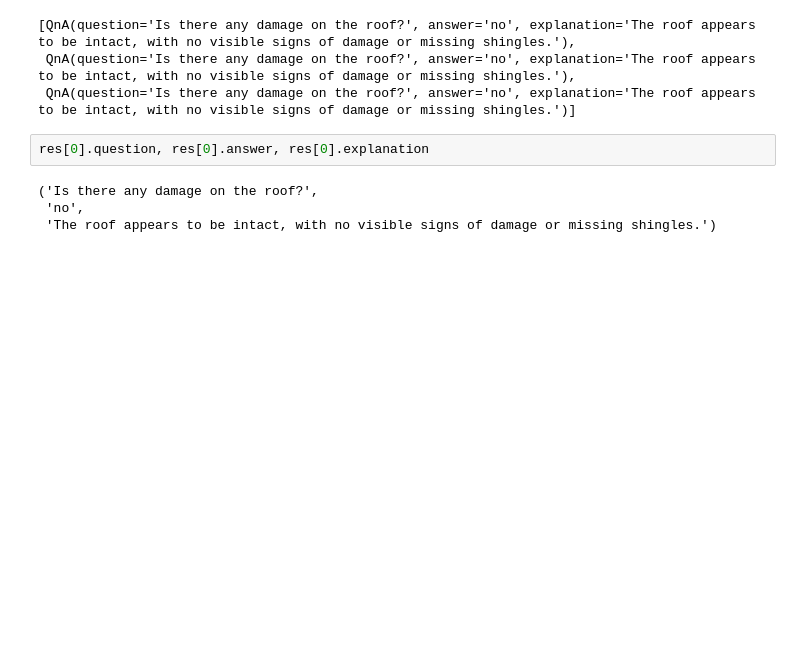
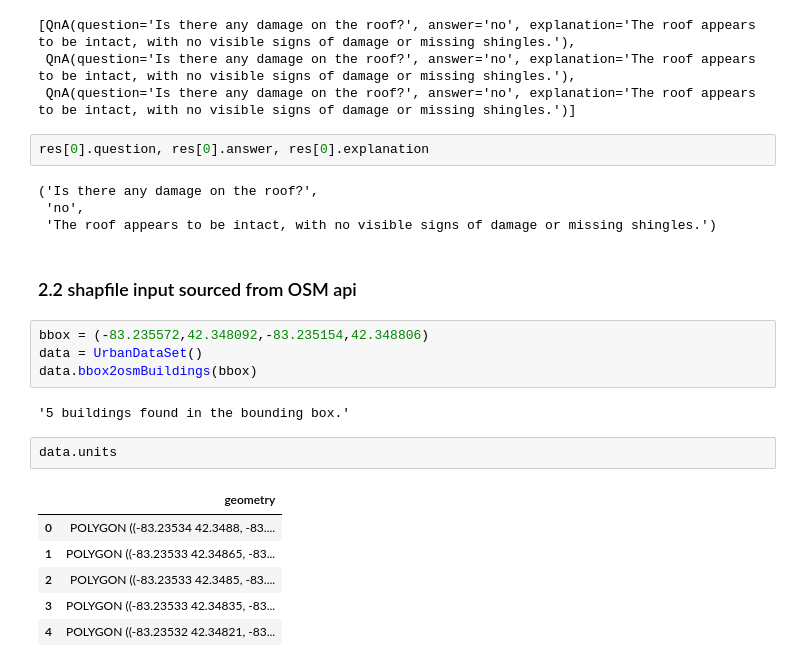
Before and after one commit to billbillbilly/urbanworm, a Jupyter notebook: urbanworm/example.ipynb, the cells around one changed output. Saved outputs shown, nothing was run; the diff lists cells and outputs as text; blank space fills up the shorter version.

```diff
--- a/urbanworm/example.ipynb
+++ b/urbanworm/example.ipynb
@@ -93,3 +98,20 @@ res[0].question, res[0].answer, res[0].explanation
 ('Is there any damage on the roof?',
  'no',
  'The roof appears to be intact, with no visible signs of damage or missing shingles.')
+# %% [markdown]
+### 2.2 shapfile input sourced from OSM api
+# %%
+bbox = (-83.235572,42.348092,-83.235154,42.348806)
+data = UrbanDataSet()
+data.bbox2osmBuildings(bbox)
+# %% [output]
+'5 buildings found in the bounding box.'
+# %%
+data.units
+# %% [output]
+|  | geometry |
+| 0 | POLYGON ((-83.23534 42.3488, -83.... |
+| 1 | POLYGON ((-83.23533 42.34865, -83... |
+| 2 | POLYGON ((-83.23533 42.3485, -83.... |
+| 3 | POLYGON ((-83.23533 42.34835, -83... |
+| 4 | POLYGON ((-83.23532 42.34821, -83... |
```
Also changed, not shown: parts of 18 cells of this notebook, 3 other files.
